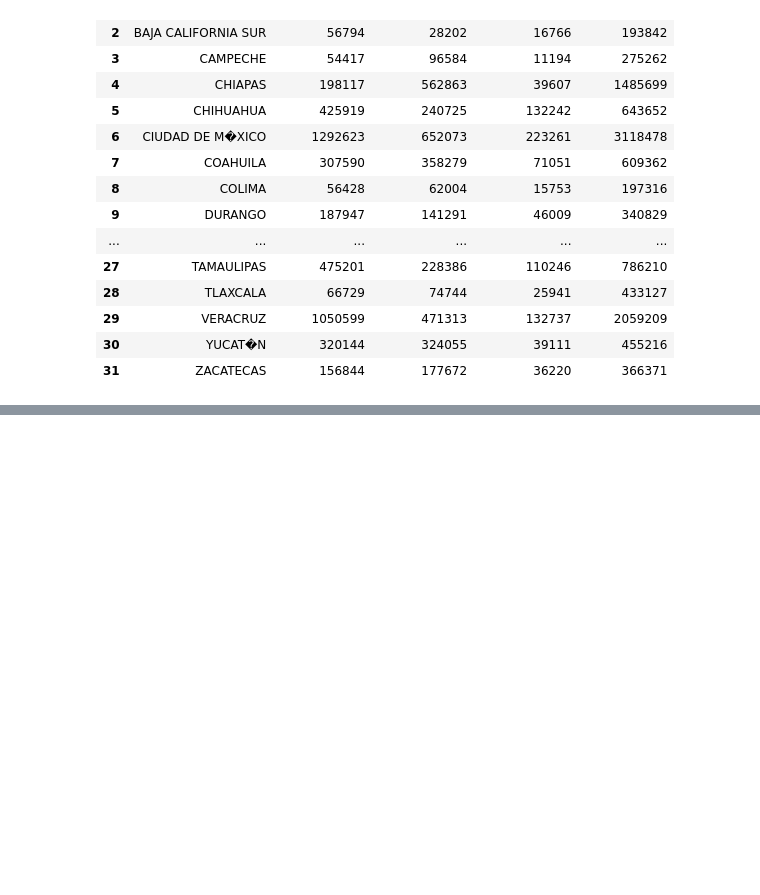
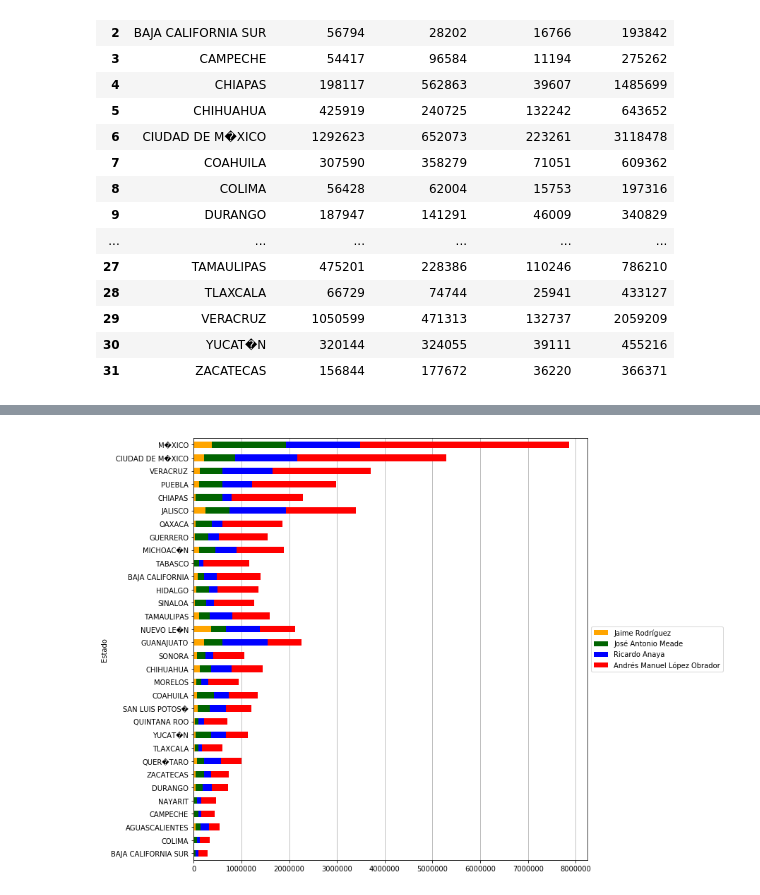
Before and after one commit to dbaptistr/data-studio, a Jupyter notebook: code/01-project-elections/Election results 2018.ipynb, the cells around one changed output, grey strips where cells are left out. Drawn from its saved outputs; the diff is of its cells as text; code cells hidden in the pictures; blank space fills up the shorter version.

```diff
--- a/code/01-project-elections/Election results 2018.ipynb
+++ b/code/01-project-elections/Election results 2018.ipynb
@@ -595,0 +615,9 @@ df_results.plot(marker='o', linestyle='', color=colors)
+# %%
+all_results = []
+
+cursor = conn.cursor()
+myquery = "SELECT ESTADO, sum(CAND_IND_02) , sum(PRI) + sum(PVEM) + sum(NUEVA_ALIANZA) + sum(PRI_PVEM_NA) + sum(PRI_PVEM) + sum(PRI_NA) + sum(PVEM_NA) , sum(PAN) + sum(PRD) + sum(MOVIMIENTO_CIUDADANO) + sum(PAN_PRD_MC) + sum(PAN_PRD) + sum(PAN_MC) + sum(PRD_MC) , sum(PT) + sum(MORENA) + sum(ENCUENTRO_SOCIAL) + sum(PT_MORENA_PES) + sum(PT_MORENA) + sum(PT_PES) + sum(MORENA_PES) FROM presidencial_limpia GROUP BY ESTADO"
+cursor.execute(myquery)
+for row in cursor:
+    results_all = row
+    all_results.append(results_all)
@@ -595,0 +644,4 @@ df_results.plot(marker='o', linestyle='', color=colors)
+# %%
+col_names = ["Estado", 'Jaime Rodríguez', 'José Antonio Meade', 'Ricardo Anaya', 'Andrés Manuel López Obrador']
+df_all_candidates = pd.DataFrame.from_records(all_results, columns=col_names)
+df_all_candidates
@@ -595,0 +666,14 @@ df_results.plot(marker='o', linestyle='', color=colors)
+# %%
+df_all_candidates2 = pd.DataFrame.from_records(all_results, columns=col_names)
+df_all = df_all_candidates2.sort_values('Andrés Manuel López Obrador')
+# %%
+colors = ['orange', 'darkgreen', 'blue', 'red']
+
+ax = df_all.plot(kind='barh', x='Estado', stacked=True, color=colors, figsize=(10,11))
+
+L = ax.legend(loc='center left', bbox_to_anchor=(1, 0.5))
+
+ax.grid(True, axis='x')
+ax.set_axisbelow(True)
+# %% [output]
+[figure, added]
```
Also changed, not shown: parts of 11 cells of this notebook.
